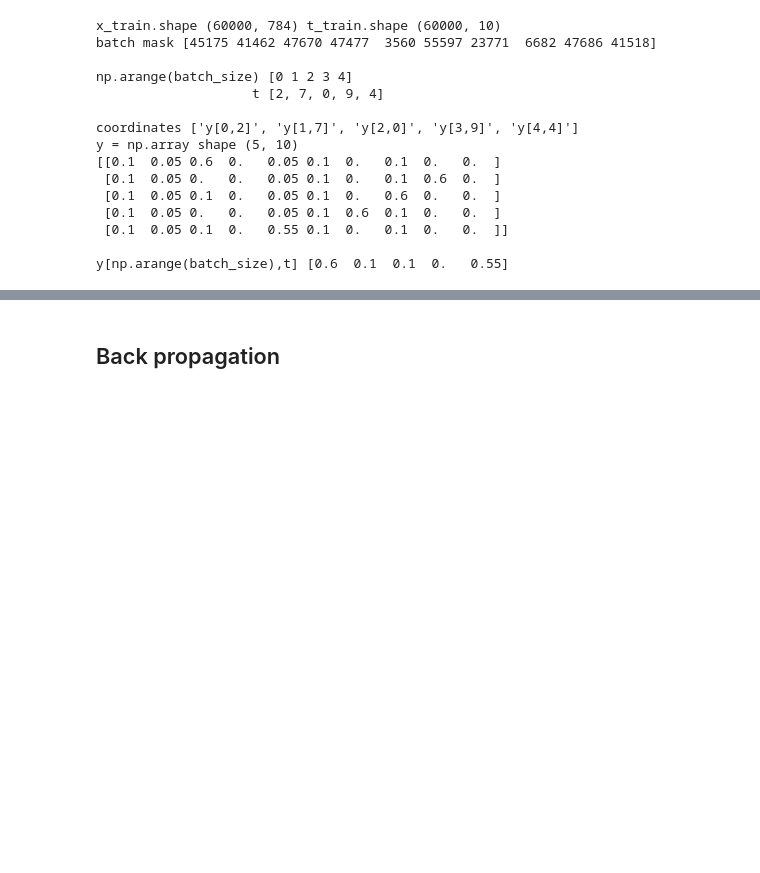
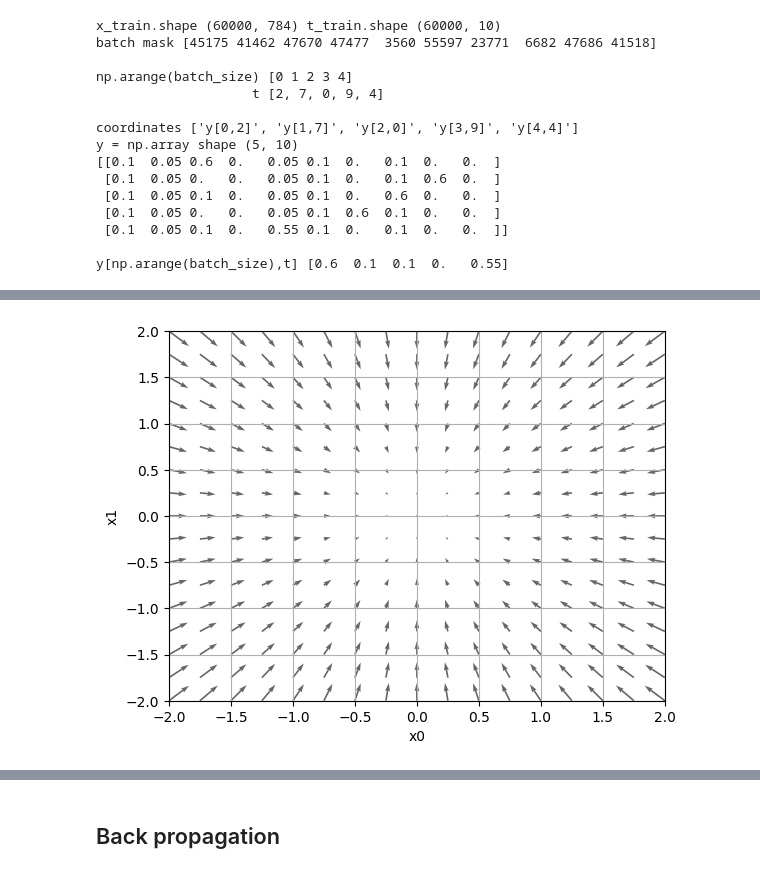
Before and after one commit to jizhang02/Code-Note, a Jupyter notebook: deep_learning_from_scratch.ipynb, the cells around one changed output, grey strips where cells are left out. Cells and saved outputs as stored; diff of their text form; code cells hidden in the pictures; blank space fills up the shorter version.

```diff
--- a/deep_learning_from_scratch.ipynb
+++ b/deep_learning_from_scratch.ipynb
@@ -629,0 +832,66 @@ y[np.arange(batch_size),t] [0.6  0.1  0.1  0.   0.55]
+# %%
+
+import numpy as np
+import matplotlib.pylab as plt
+from mpl_toolkits.mplot3d import Axes3D
+
+
+def _numerical_gradient_no_batch(f, x):
+    h = 1e-4  # 0.0001
+    grad = np.zeros_like(x)
+
+    for idx in range(x.size):
+        tmp_val = x[idx]
+        x[idx] = float(tmp_val) + h
+        fxh1 = f(x)  # f(x+h)
+
+        x[idx] = tmp_val - h
+        fxh2 = f(x)  # f(x-h)
+        grad[idx] = (fxh1 - fxh2) / (2*h)
+
+        x[idx] = tmp_val # restore the value
+
+    return grad
+
+
+def numerical_gradient(f, X):
+    if X.ndim == 1:
+        return _numerical_gradient_no_batch(f, X)
+    else:
+        grad = np.zeros_like(X)
+
+        for idx, x in enumerate(X):
+            grad[idx] = _numerical_gradient_no_batch(f, x)
+
+        return grad
+
+
+def function_2(x):
+    if x.ndim == 1:
+        return np.sum(x**2)
+    else:
+        return np.sum(x**2, axis=1)
+
+
+if __name__ == '__main__':
+    x0 = np.arange(-2, 2.5, 0.25)
+    x1 = np.arange(-2, 2.5, 0.25)
+    X, Y = np.meshgrid(x0, x1)
+
+    X = X.flatten()
+    Y = Y.flatten()
+
+    grad = numerical_gradient(function_2, np.array([X, Y]).T).T
+
+    plt.figure()
+    # The vector field shows the direction of descent of the function (use -grad to indicate negative gradient, i.e. descent direction).
+    plt.quiver(X, Y, -grad[0], -grad[1],  angles="xy",color="#666666") # Represents the gradient direction and magnitude of each point
+    plt.xlim([-2, 2])
+    plt.ylim([-2, 2])
+    plt.xlabel('x0')
+    plt.ylabel('x1')
+    plt.grid()
+    plt.draw()
+    plt.show()
+# %% [output]
+[figure, added]
```
Also changed, not shown: parts of 26 cells of this notebook, 2 other files.
